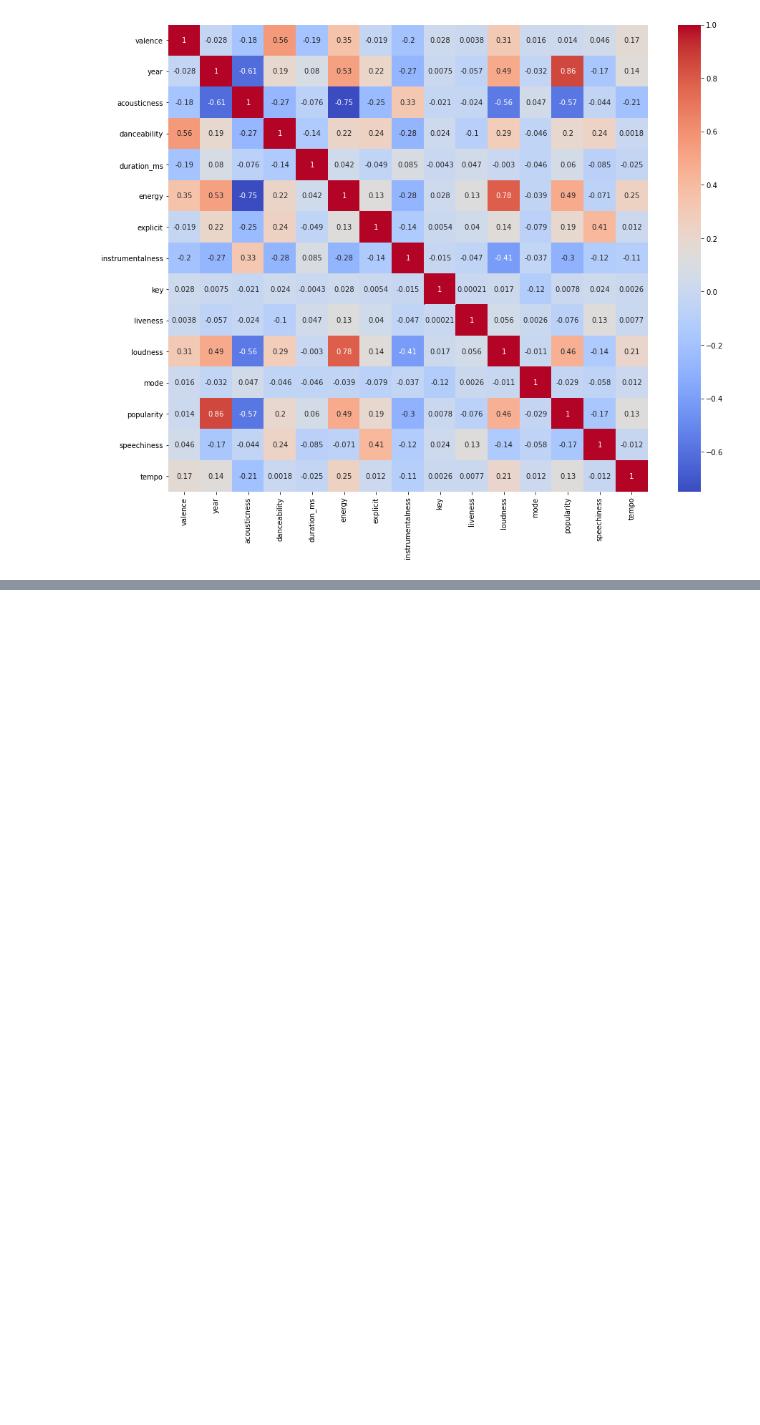
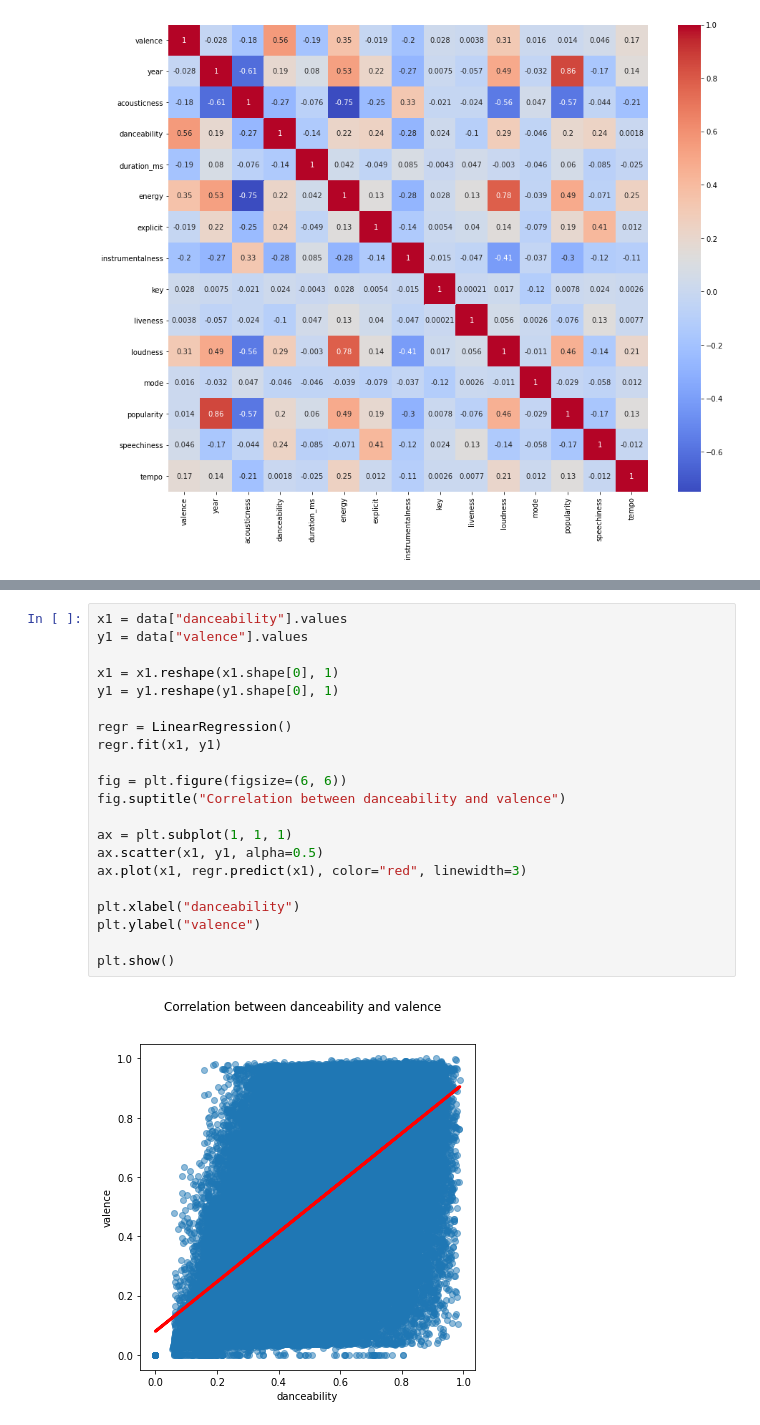
Before and after one commit to adriantyl/Capstone-Project-, a Jupyter notebook: EDA.ipynb, the cells around one changed output, grey strips where cells are left out. Saved outputs shown, nothing was run; the diff lists cells and outputs as text; blank space fills up the shorter version.

```diff
--- a/EDA.ipynb
+++ b/EDA.ipynb
@@ -72,0 +162,23 @@ sns.heatmap(data.corr(), annot=True, cmap = 'coolwarm')
+# %%
+x1 = data["danceability"].values
+y1 = data["valence"].values
+
+x1 = x1.reshape(x1.shape[0], 1)
+y1 = y1.reshape(y1.shape[0], 1)
+
+regr = LinearRegression()
+regr.fit(x1, y1)
+
+fig = plt.figure(figsize=(6, 6))
+fig.suptitle("Correlation between danceability and valence")
+
+ax = plt.subplot(1, 1, 1)
+ax.scatter(x1, y1, alpha=0.5)
+ax.plot(x1, regr.predict(x1), color="red", linewidth=3)
+
+plt.xlabel("danceability")
+plt.ylabel("valence")
+
+plt.show()
+# %% [output]
+[figure, added]
```
Also changed, not shown: parts of 7 cells of this notebook, 3 other files.
